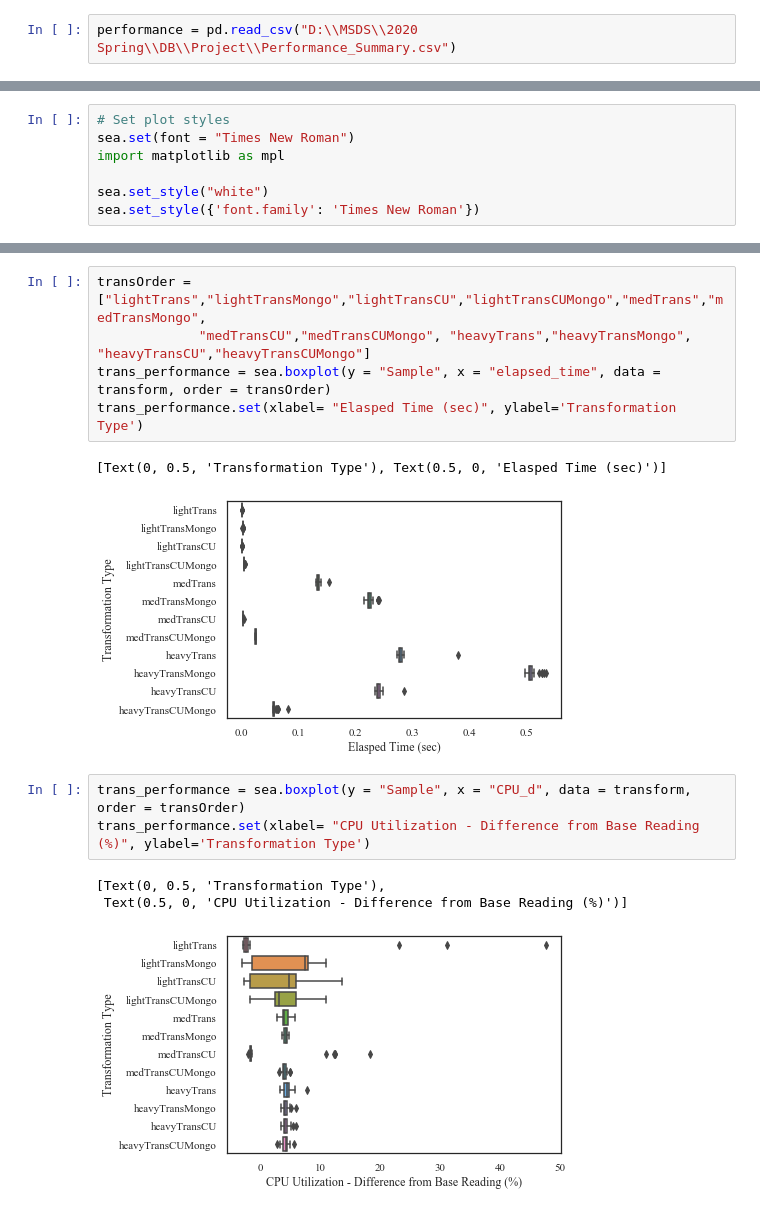
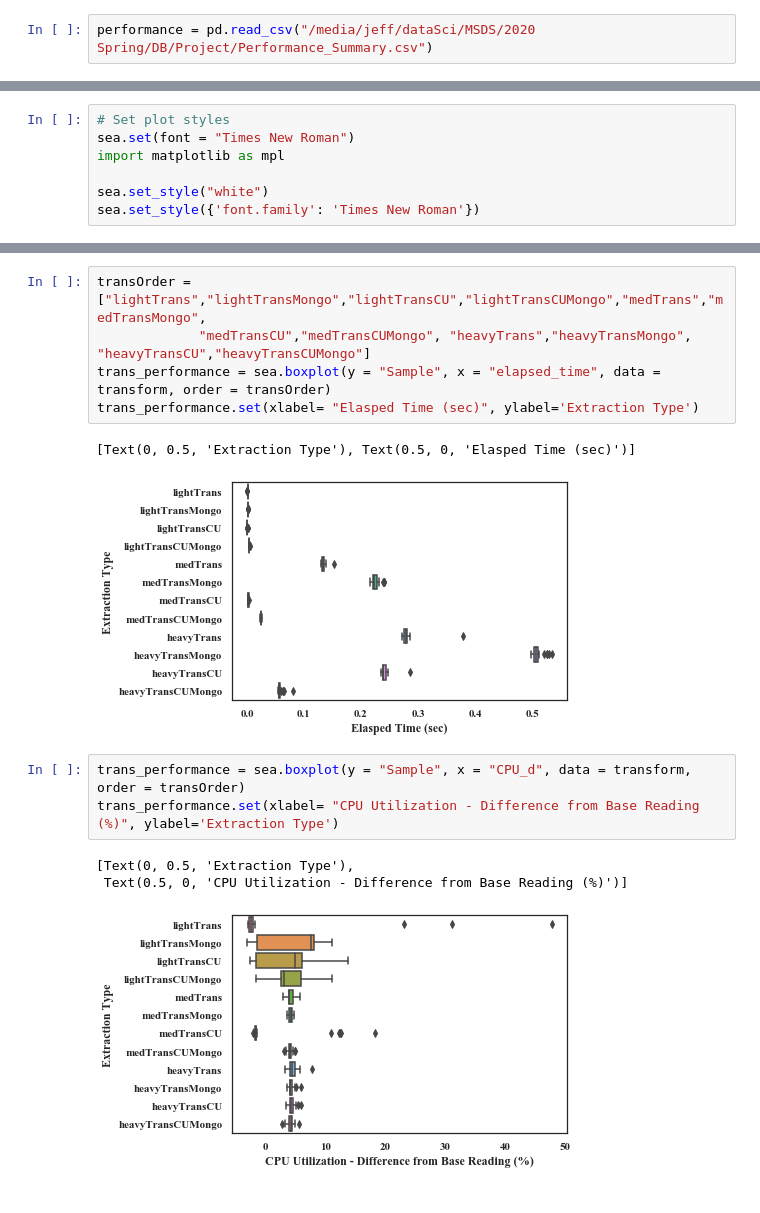
Before and after one commit to 7446Nguyen/ETL-Performance-Comparative-Analysis, a Jupyter notebook: scripts/DB_analysis_viz.ipynb, the cells around one changed output, grey strips where cells are left out. Cells and saved outputs as stored; diff of their text form.

```diff
--- a/scripts/DB_analysis_viz.ipynb
+++ b/scripts/DB_analysis_viz.ipynb
@@ -3,7 +3,7 @@ import pandas as pd
 import seaborn as sea
 import matplotlib.font_manager
 # %%
-performance = pd.read_csv("D:\\MSDS\\2020 Spring\\DB\\Project\\Performance_Summary.csv")
+performance = pd.read_csv("/media/jeff/dataSci/MSDS/2020 Spring/DB/Project/Performance_Summary.csv")
 # %%
 performance.head(10)
 # %% [output]
@@ -68,16 +68,16 @@ extraction_performance.set(xlabel="RAM Utilization - Difference from Base Readin
 transOrder = ["lightTrans","lightTransMongo","lightTransCU","lightTransCUMongo","medTrans","medTransMongo",
              "medTransCU","medTransCUMongo", "heavyTrans","heavyTransMongo", "heavyTransCU","heavyTransCUMongo"]
 trans_performance = sea.boxplot(y = "Sample", x = "elapsed_time", data = transform, order = transOrder)
-trans_performance.set(xlabel= "Elasped Time (sec)", ylabel='Transformation Type')
+trans_performance.set(xlabel= "Elasped Time (sec)", ylabel='Extraction Type')
 # %% [output]
-[Text(0, 0.5, 'Transformation Type'), Text(0.5, 0, 'Elasped Time (sec)')]
+[Text(0, 0.5, 'Extraction Type'), Text(0.5, 0, 'Elasped Time (sec)')]
-[figure, old version]
+[figure, new version]
 # %%
 trans_performance = sea.boxplot(y = "Sample", x = "CPU_d", data = transform, order = transOrder)
-trans_performance.set(xlabel= "CPU Utilization - Difference from Base Reading (%)", ylabel='Transformation Type')
+trans_performance.set(xlabel= "CPU Utilization - Difference from Base Reading (%)", ylabel='Extraction Type')
 # %% [output]
-[Text(0, 0.5, 'Transformation Type'),
+[Text(0, 0.5, 'Extraction Type'),
  Text(0.5, 0, 'CPU Utilization - Difference from Base Reading (%)')]
-[figure, old version]
+[figure, new version]
 # %%
 trans_performance = sea.boxplot(y = "Sample", x = "RAM_d", data = transform, order = transOrder)
```
Also changed, not shown: parts of 8 cells of this notebook.
